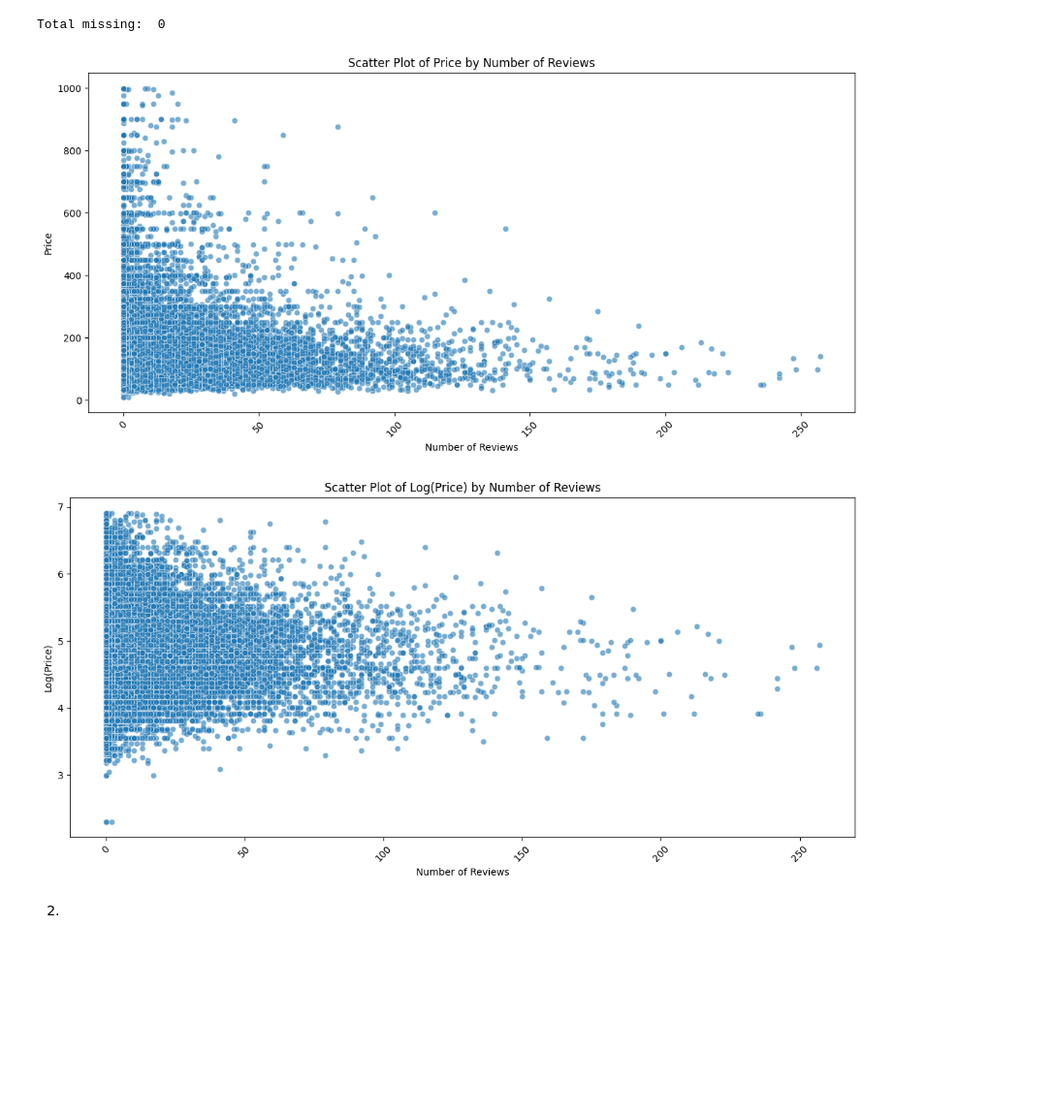
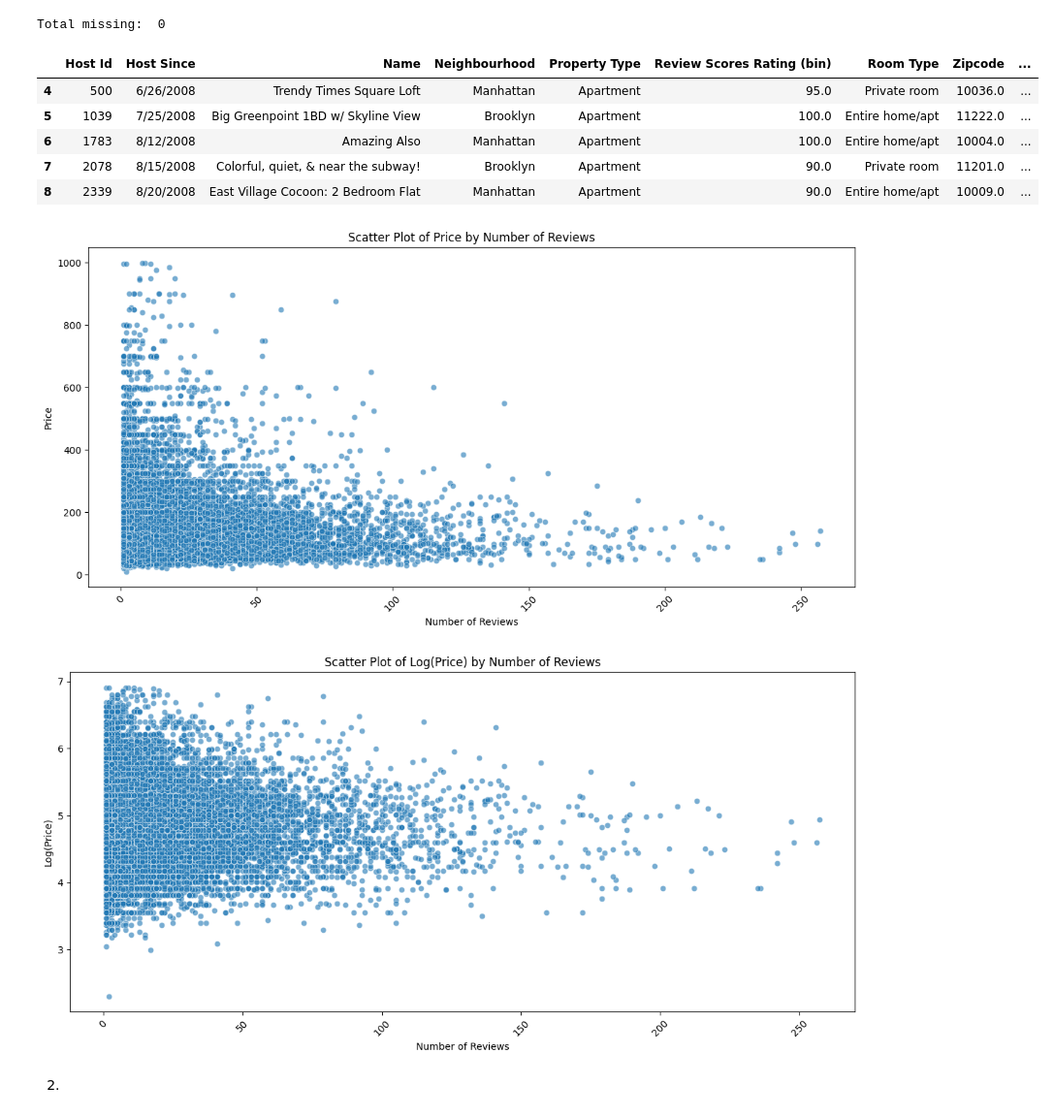
Before and after one commit to eyv7jz/linearRegression, a Jupyter notebook: 04_hedonic_pricing/04_hedonic_pricing.ipynb, the cells around one changed output. Shown at 97% size. Drawn from its saved outputs; the diff is of its cells as text; code cells hidden in the pictures; blank space fills up the shorter version.

```diff
--- a/04_hedonic_pricing/04_hedonic_pricing.ipynb
+++ b/04_hedonic_pricing/04_hedonic_pricing.ipynb
@@ -115,6 +109,17 @@ print( 'Total missing: ', sum( price.isnull() ) )
 Total missing:  0
 # %%
 df['Price'] = pd.to_numeric(df['Price'], errors='coerce')
+# %%
+df.dropna(inplace=True)
+# %%
+df.head()
+# %% [output]
+|  | Host Id | Host Since | Name | Neighbourhood | Property Type | Review Scores Rating (bin) | Room Type | Zipcode | ... |
+| 4 | 500 | 6/26/2008 | Trendy Times Square Loft | Manhattan | Apartment | 95.0 | Private room | 10036.0 | ... |
+| 5 | 1039 | 7/25/2008 | Big Greenpoint 1BD w/ Skyline View | Brooklyn | Apartment | 100.0 | Entire home/apt | 11222.0 | ... |
+| 6 | 1783 | 8/12/2008 | Amazing Also | Manhattan | Apartment | 100.0 | Entire home/apt | 10004.0 | ... |
+| 7 | 2078 | 8/15/2008 | Colorful, quiet, & near the subway! | Brooklyn | Apartment | 90.0 | Private room | 11201.0 | ... |
+| 8 | 2339 | 8/20/2008 | East Village Cocoon: 2 Bedroom Flat | Manhattan | Apartment | 90.0 | Entire home/apt | 10009.0 | ... |
 # %%
 plt.figure(figsize=(12, 6))
 sns.scatterplot(x='Number Of Reviews', y='Price', data=df, alpha=0.6)
@@ -134,7 +139,7 @@ plt.xticks(rotation=45)
 plt.tight_layout()
 plt.show()
 # %% [output]
-[figure, old version]
+[figure, new version]
-[figure, old version]
+[figure, new version]
 # %% [markdown]
 2.
```
Also changed, not shown: parts of 7 cells of this notebook.
